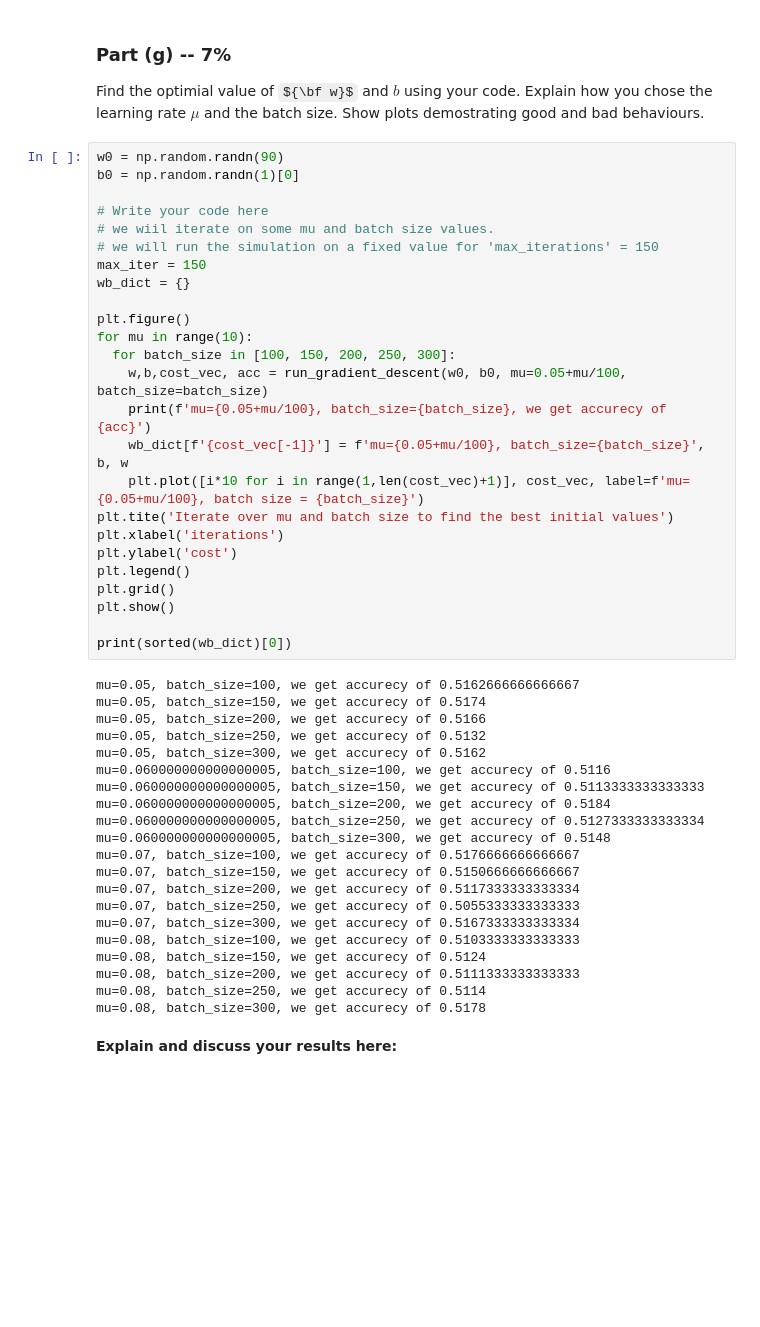
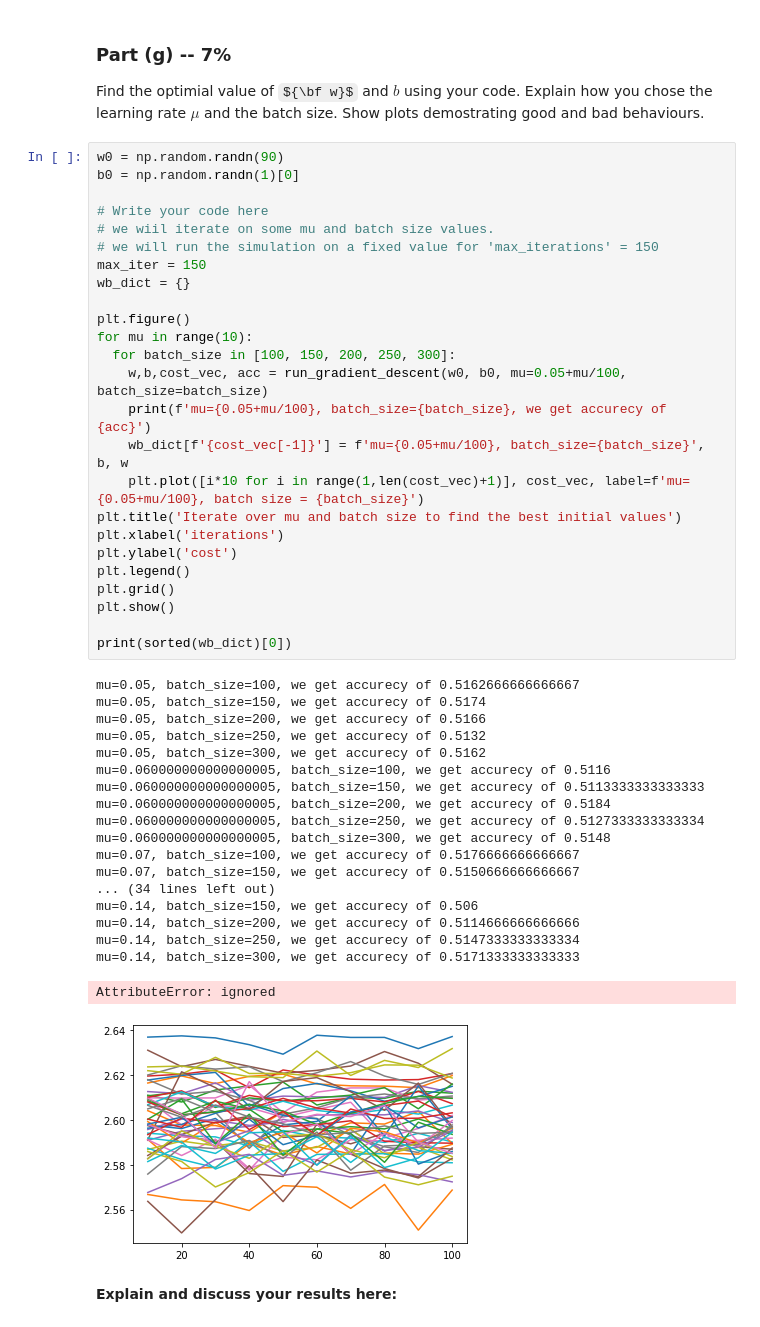
Before and after one commit to aradgast/DeepLearningCourse, a Jupyter notebook: Assignment1_aradVersion.ipynb, the cells around one changed output. Cells and saved outputs as stored; diff of their text form; some formulas as TeX source; blank space fills up the shorter version.

```diff
--- a/Assignment1_aradVersion.ipynb
+++ b/Assignment1_aradVersion.ipynb
@@ -496,42 +496,41 @@ b0 = np.random.randn(1)[0]
 max_iter = 150
 wb_dict = {}
 
 plt.figure()
 for mu in range(10):
   for batch_size in [100, 150, 200, 250, 300]:
     w,b,cost_vec, acc = run_gradient_descent(w0, b0, mu=0.05+mu/100, batch_size=batch_size)
     print(f'mu={0.05+mu/100}, batch_size={batch_size}, we get accurecy of {acc}')
     wb_dict[f'{cost_vec[-1]}'] = f'mu={0.05+mu/100}, batch_size={batch_size}', b, w
     plt.plot([i*10 for i in range(1,len(cost_vec)+1)], cost_vec, label=f'mu={0.05+mu/100}, batch size = {batch_size}')
-plt.tite('Iterate over mu and batch size to find the best initial values')
+plt.title('Iterate over mu and batch size to find the best initial values')
 plt.xlabel('iterations')
 plt.ylabel('cost')
 plt.legend()
 plt.grid()
 plt.show()
 
 print(sorted(wb_dict)[0])
 # %% [output]
 mu=0.05, batch_size=100, we get accurecy of 0.5162666666666667
 mu=0.05, batch_size=150, we get accurecy of 0.5174
 mu=0.05, batch_size=200, we get accurecy of 0.5166
 mu=0.05, batch_size=250, we get accurecy of 0.5132
 mu=0.05, batch_size=300, we get accurecy of 0.5162
 mu=0.060000000000000005, batch_size=100, we get accurecy of 0.5116
 mu=0.060000000000000005, batch_size=150, we get accurecy of 0.5113333333333333
 mu=0.060000000000000005, batch_size=200, we get accurecy of 0.5184
 mu=0.060000000000000005, batch_size=250, we get accurecy of 0.5127333333333334
 mu=0.060000000000000005, batch_size=300, we get accurecy of 0.5148
 mu=0.07, batch_size=100, we get accurecy of 0.5176666666666667
 mu=0.07, batch_size=150, we get accurecy of 0.5150666666666667
-mu=0.07, batch_size=200, we get accurecy of 0.5117333333333334
-mu=0.07, batch_size=250, we get accurecy of 0.5055333333333333
-mu=0.07, batch_size=300, we get accurecy of 0.5167333333333334
-mu=0.08, batch_size=100, we get accurecy of 0.5103333333333333
-mu=0.08, batch_size=150, we get accurecy of 0.5124
-mu=0.08, batch_size=200, we get accurecy of 0.5111333333333333
-mu=0.08, batch_size=250, we get accurecy of 0.5114
-mu=0.08, batch_size=300, we get accurecy of 0.5178
+... (34 lines left out)
+mu=0.14, batch_size=150, we get accurecy of 0.506
+mu=0.14, batch_size=200, we get accurecy of 0.5114666666666666
+mu=0.14, batch_size=250, we get accurecy of 0.5147333333333334
+mu=0.14, batch_size=300, we get accurecy of 0.5171333333333333
+AttributeError: ignored
+[figure, added]
 # %% [markdown]
 **Explain and discuss your results here:**
 # %% [markdown]
```
Also changed, not shown: parts of 1 cell of this notebook.
